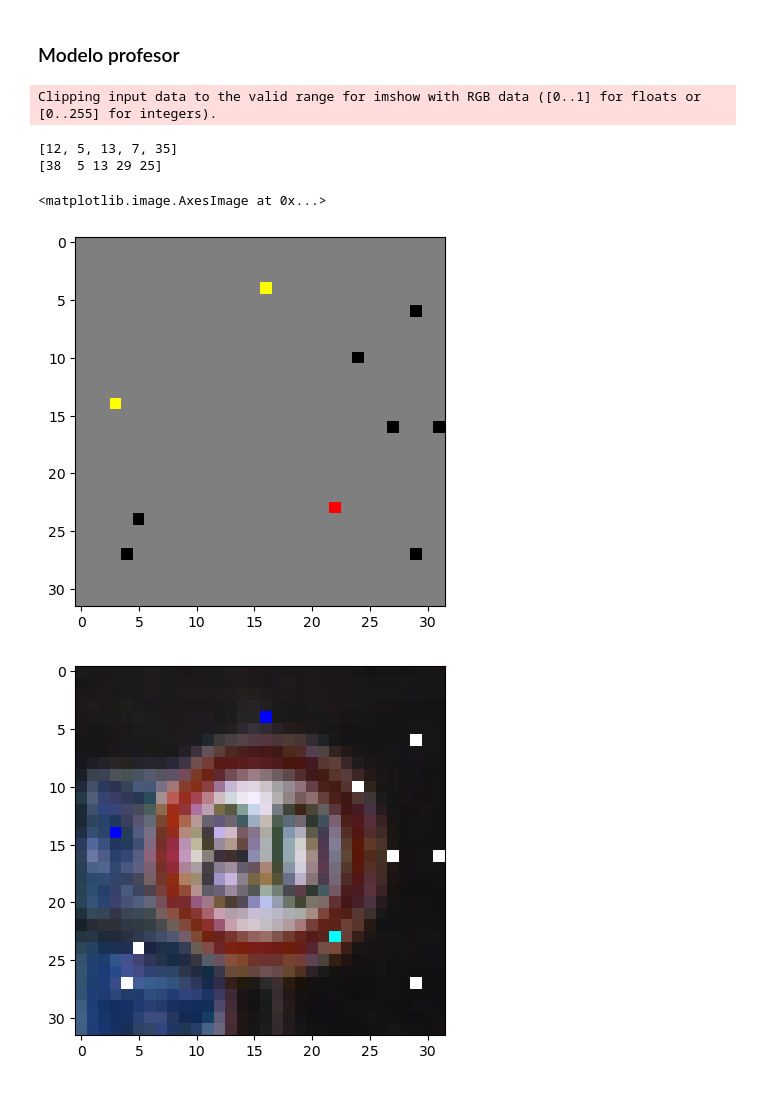
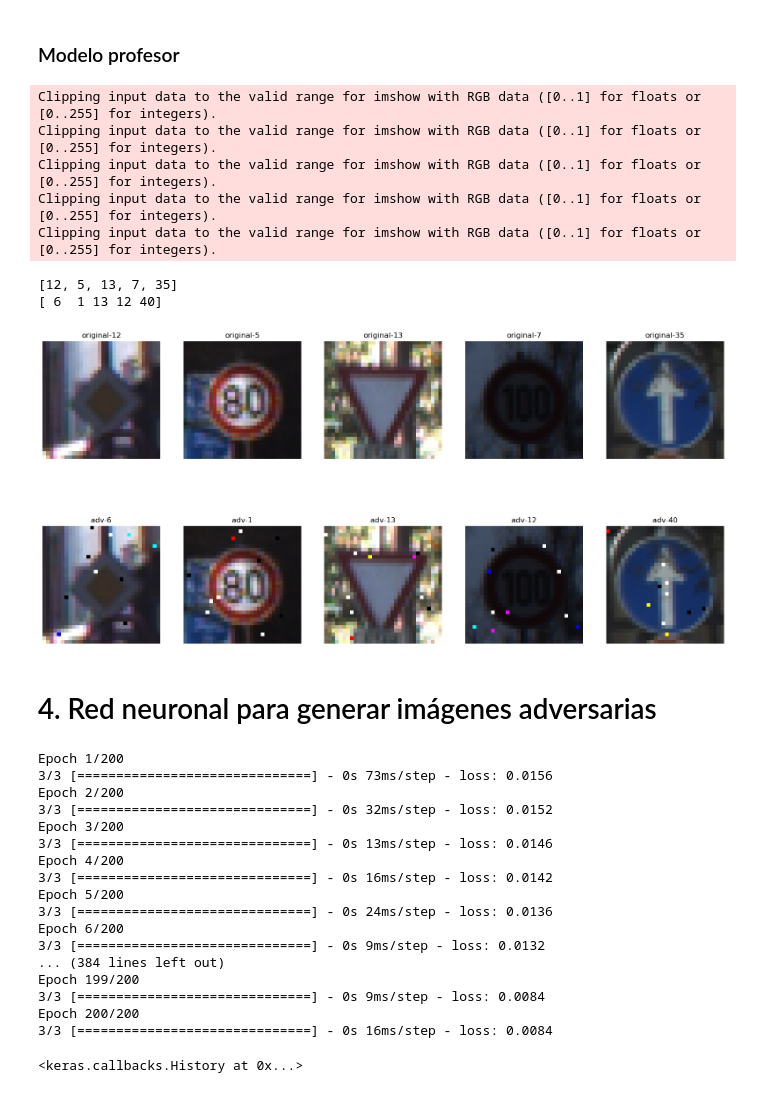
Before and after one commit to DonovanSB/talleres-rl, a Jupyter notebook: taller_ataques.ipynb, the cells around one changed output. Saved outputs shown, nothing was run; the diff lists cells and outputs as text; code cells hidden in the pictures.

Commit message:
add attack model nn

```diff
--- a/taller_ataques.ipynb
+++ b/taller_ataques.ipynb
@@ -109,6 +107,7 @@ class AttackModel():
         for i in range(len(self.images)):
             adv_image, adv_label, adv_disturbance = self.get_adversarial_image(
                 self.images[i], self.epsilons[i], targets[i] if targets else None, pixel_number)
+            adv_image = adv_image.numpy().reshape(32, 32, 3)
             adv_images.append(adv_image)
             adv_labels.append(adv_label)
             adv_disturbances.append(adv_disturbance)
@@ -116,3 +117,7 @@ class AttackModel():
+# %%
+# NDArray for append images
+adversarial_images = np.empty((60,32,32,3))
+adversarial_labels = np.empty(60)
 # %% [markdown]
 # 1. Untargeted attack
 # %% [markdown]
@@ -221,11 +333,20 @@ epsilons = [3.5, 4, 4.5, 2.5, 5.5]
 attack_model = AttackModel(load_model(join(models_path, 'burbano_chamorro.h5')), test_images, epsilons)
 targets = [test_labels[i] - 1 for i in range(len(test_labels))]
 adv_images, adv_labels, adv_disturbances = attack_model.get_adversarial_images(targets, pixel_number=10)
-
+adversarial_images[35:40] = adv_images
+adversarial_labels[35:40] = adv_labels
 print(test_labels)
 print(adv_labels)
-plt.imshow(adv_disturbances[1])
-plt.figure()
-plt.imshow(adv_images[1].reshape(32, 32, 3))
+
+plt.figure(figsize=(20, 10))
+for i in range(5):
+    ax = plt.subplot(2, 5, i + 1)
+    plt.imshow(test_images[i])
+    plt.title('original-' + str(test_labels[i]))
+    plt.axis("off")
+    ax = plt.subplot(2, 5, i + 6)
+    plt.imshow(adv_images[i])
+    plt.title('adv-' + str(adv_labels[i]))
+    plt.axis("off")
 # %% [output]
 Clipping input data to the valid range for imshow with RGB data ([0..1] for floats or [0..255] for integers).
@@ -239,18 +362,31 @@ Clipping input data to the valid range for imshow with RGB data ([0..1] for floa
 # %%
 epsilons = [4.5, 8, 5.5, 3.5, 6.5]
 attack_model = AttackModel(load_model(join(models_path, 'teacher.h5')), test_images, epsilons)
 targets = [test_labels[i] - 1 for i in range(len(test_labels))]
 adv_images, adv_labels, adv_disturbances = attack_model.get_adversarial_images(targets, pixel_number=10)
-
+adversarial_images[40:45] = adv_images
+adversarial_labels[40:45] = adv_labels
 print(test_labels)
 print(adv_labels)
-plt.imshow(adv_disturbances[1])
-plt.figure()
-plt.imshow(adv_images[1].reshape(32, 32, 3))
+
+plt.figure(figsize=(20, 10))
+for i in range(5):
+    ax = plt.subplot(2, 5, i + 1)
+    plt.imshow(test_images[i])
+    plt.title('original-' + str(test_labels[i]))
+    plt.axis("off")
+    ax = plt.subplot(2, 5, i + 6)
+    plt.imshow(adv_images[i])
+    plt.title('adv-' + str(adv_labels[i]))
+    plt.axis("off")
 # %% [output]
 Clipping input data to the valid range for imshow with RGB data ([0..1] for floats or [0..255] for integers).
+Clipping input data to the valid range for imshow with RGB data ([0..1] for floats or [0..255] for integers).
+Clipping input data to the valid range for imshow with RGB data ([0..1] for floats or [0..255] for integers).
+Clipping input data to the valid range for imshow with RGB data ([0..1] for floats or [0..255] for integers).
+Clipping input data to the valid range for imshow with RGB data ([0..1] for floats or [0..255] for integers).
 [12, 5, 13, 7, 35]
-[38  5 13 29 25]
+[ 6  1 13 12 40]
-<matplotlib.image.AxesImage at 0x...>
-[figure, old version]
+[figure, new version]
-[figure, removed]
+# %% [markdown]
+# 4. Red neuronal para generar imágenes adversarias
@@ -256,0 +412,25 @@ Clipping input data to the valid range for imshow with RGB data ([0..1] for floa
+# %%
+X_images = np.empty((45, 32, 32, 3))
+for i in range(9):
+    X_images[i*5:(i+1)*5] = test_images
+
+attack_model_nn.fit(X_images[:30], adversarial_images[:30], epochs=200, batch_size=10)
+# %% [output]
+Epoch 1/200
+3/3 [==============================] - 0s 73ms/step - loss: 0.0156
+Epoch 2/200
+3/3 [==============================] - 0s 32ms/step - loss: 0.0152
+Epoch 3/200
+3/3 [==============================] - 0s 13ms/step - loss: 0.0146
+Epoch 4/200
+3/3 [==============================] - 0s 16ms/step - loss: 0.0142
+Epoch 5/200
+3/3 [==============================] - 0s 24ms/step - loss: 0.0136
+Epoch 6/200
+3/3 [==============================] - 0s 9ms/step - loss: 0.0132
+... (384 lines left out)
+Epoch 199/200
+3/3 [==============================] - 0s 9ms/step - loss: 0.0084
+Epoch 200/200
+3/3 [==============================] - 0s 16ms/step - loss: 0.0084
+<keras.callbacks.History at 0x...>
```
Also changed, not shown: parts of 12 cells of this notebook.
